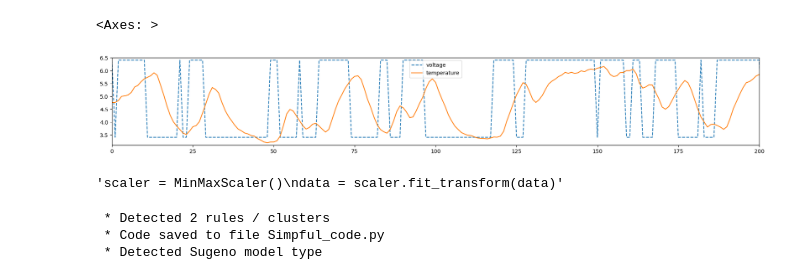
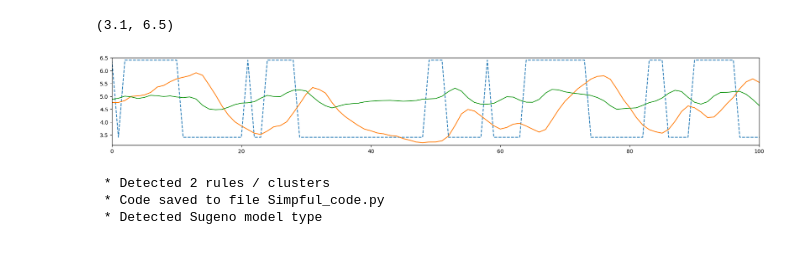
Before and after one commit to c-radicallis/Sis_Inteligentes_1st_Assignment, a Jupyter notebook: hairdryer_notebook.ipynb, the cells around one changed output. Drawn from its saved outputs; the diff is of its cells as text; code cells hidden in the pictures.

```diff
--- a/hairdryer_notebook.ipynb
+++ b/hairdryer_notebook.ipynb
@@ -27,17 +26,25 @@ data.plot(figsize=(22,3) , xlim=(0,1001) , ylim=(3.1 , 6.5) , style=['--','-'])
 # %%
-data.plot(figsize=(22,3) , xlim=(0,200) , ylim=(3.1 , 6.5) , style=['--','-'])
+#data.plot(figsize=(22,3) , xlim=(0,100) , ylim=(3.1 , 6.5) , style=['--','-'])
-# %% [output]
-<Axes: >
-[figure, removed]
 # %%
 data = data.to_numpy()
+# %%
+x_grad= np.arange(data[:,1].size)
+
+plt.figure(figsize=(22, 3))  # Set figure size
+
+plt.plot( x_grad ,data[:,0] , '--')
+plt.plot( x_grad ,data[:,1] ,'-')
+plt.plot( x_grad, np.gradient(data[:,1], x_grad)+np.mean(data[:,1]))
+
+plt.xlim(0,100)
+plt.ylim(3.1 , 6.5)
+# %% [output]
+(3.1, 6.5)
+[figure, added]
 # %%
 # Run this cell to normalize variables
-
-"""scaler = MinMaxScaler()
-data = scaler.fit_transform(data)"""
+scaler = MinMaxScaler()
+data = scaler.fit_transform(data)
-# %% [output]
-'scaler = MinMaxScaler()\ndata = scaler.fit_transform(data)'
 # %%
 # train/test split
 X = data[:,0:-1]
```
Also changed, not shown: parts of 6 cells of this notebook.
